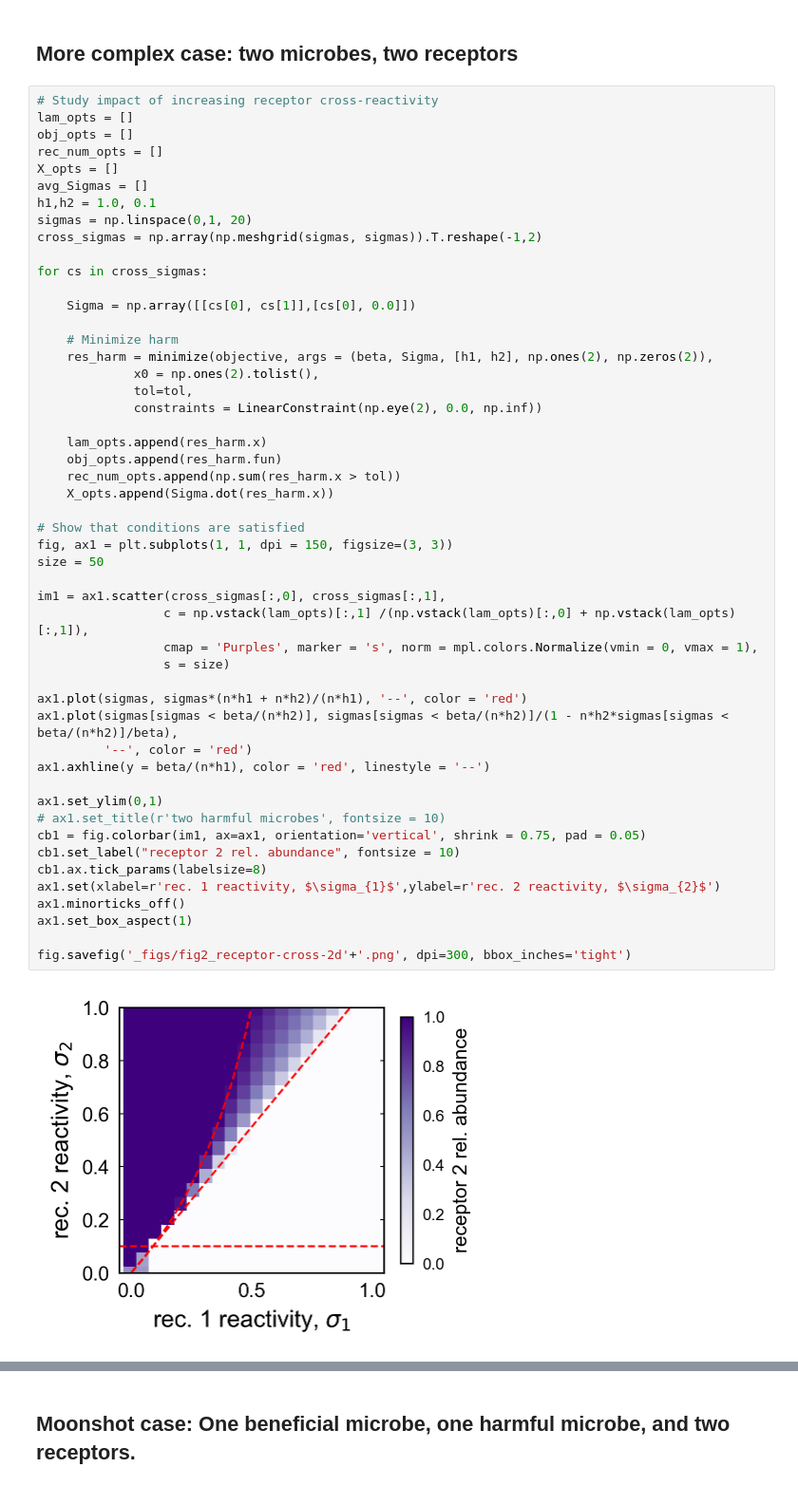
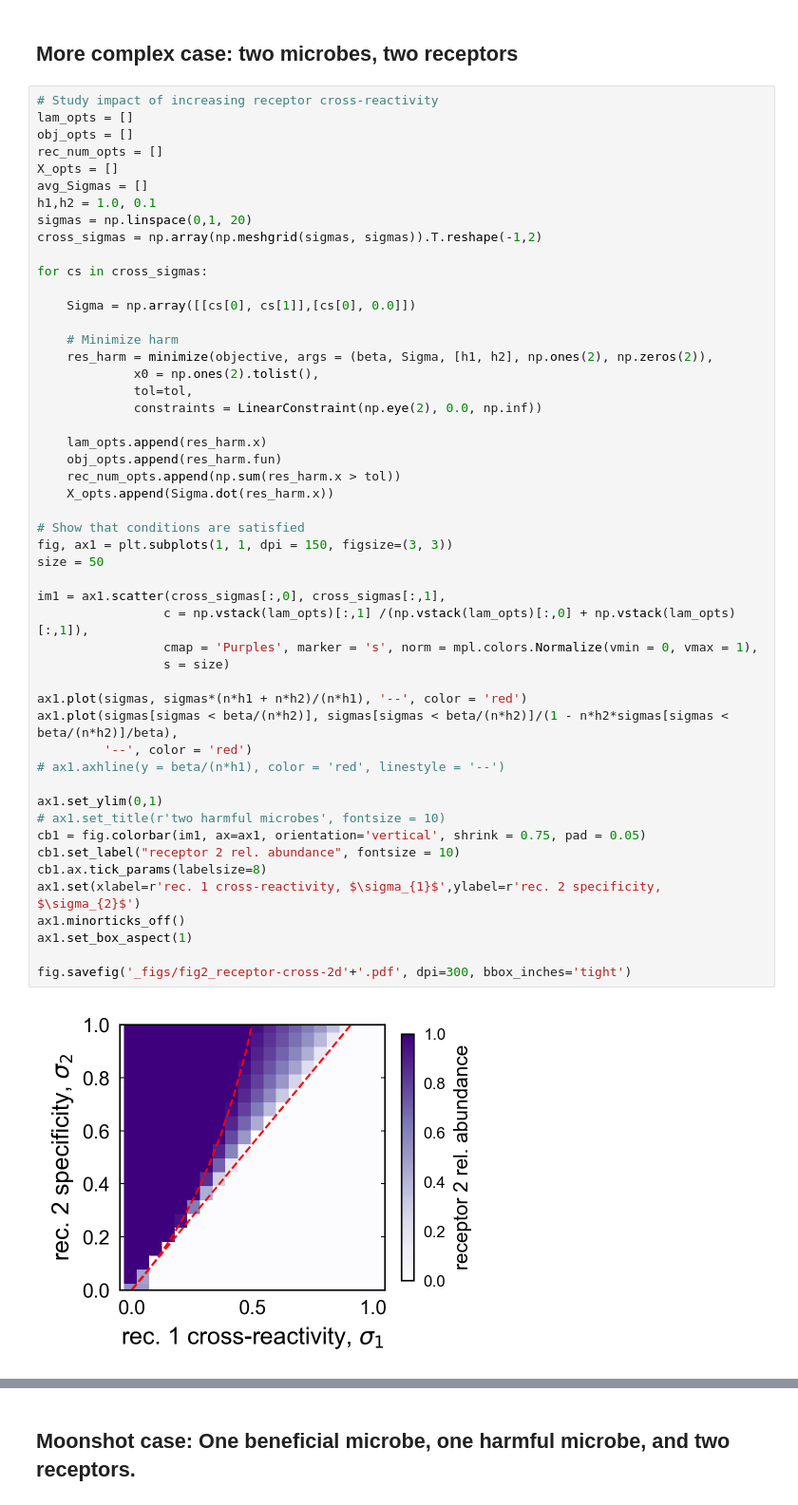
Before and after one commit to obinna-ukogu/gutimmune, a Jupyter notebook: explore-microbiome-genetic-structure.ipynb, the cells around one changed output, grey strips where cells are left out. Shown at 95% size. Drawn from its saved outputs; the diff is of its cells as text.

```diff
--- a/explore-microbiome-genetic-structure.ipynb
+++ b/explore-microbiome-genetic-structure.ipynb
@@ -147,37 +147,37 @@ for cs in cross_sigmas:
              tol=tol,
              constraints = LinearConstraint(np.eye(2), 0.0, np.inf))
 
     lam_opts.append(res_harm.x)
     obj_opts.append(res_harm.fun)
     rec_num_opts.append(np.sum(res_harm.x > tol))
     X_opts.append(Sigma.dot(res_harm.x))
 
 # Show that conditions are satisfied
 fig, ax1 = plt.subplots(1, 1, dpi = 150, figsize=(3, 3))
 size = 50
 
 im1 = ax1.scatter(cross_sigmas[:,0], cross_sigmas[:,1],
                  c = np.vstack(lam_opts)[:,1] /(np.vstack(lam_opts)[:,0] + np.vstack(lam_opts)[:,1]),
                  cmap = 'Purples', marker = 's', norm = mpl.colors.Normalize(vmin = 0, vmax = 1),
                  s = size)
 
 ax1.plot(sigmas, sigmas*(n*h1 + n*h2)/(n*h1), '--', color = 'red')
 ax1.plot(sigmas[sigmas < beta/(n*h2)], sigmas[sigmas < beta/(n*h2)]/(1 - n*h2*sigmas[sigmas < beta/(n*h2)]/beta),
          '--', color = 'red')
-ax1.axhline(y = beta/(n*h1), color = 'red', linestyle = '--')
+# ax1.axhline(y = beta/(n*h1), color = 'red', linestyle = '--')
 
 ax1.set_ylim(0,1)
 # ax1.set_title(r'two harmful microbes', fontsize = 10)
 cb1 = fig.colorbar(im1, ax=ax1, orientation='vertical', shrink = 0.75, pad = 0.05)
 cb1.set_label("receptor 2 rel. abundance", fontsize = 10)
 cb1.ax.tick_params(labelsize=8)
-ax1.set(xlabel=r'rec. 1 reactivity, $\sigma_{1}$',ylabel=r'rec. 2 reactivity, $\sigma_{2}$')
+ax1.set(xlabel=r'rec. 1 cross-reactivity, $\sigma_{1}$',ylabel=r'rec. 2 specificity, $\sigma_{2}$')
 ax1.minorticks_off()
 ax1.set_box_aspect(1)
 
-fig.savefig('_figs/fig2_receptor-cross-2d'+'.png', dpi=300, bbox_inches='tight')
+fig.savefig('_figs/fig2_receptor-cross-2d'+'.pdf', dpi=300, bbox_inches='tight')
 # %% [output]
-[figure, old version]
+[figure, new version]
 # %%
 # Study impact of microbe harm per microbe on cross-reactivity results
 fig, ax1 = plt.subplots(1, 1, dpi = 150, figsize=(3, 3))
```
Also changed, not shown: parts of 2 cells of this notebook, 19 other files.
